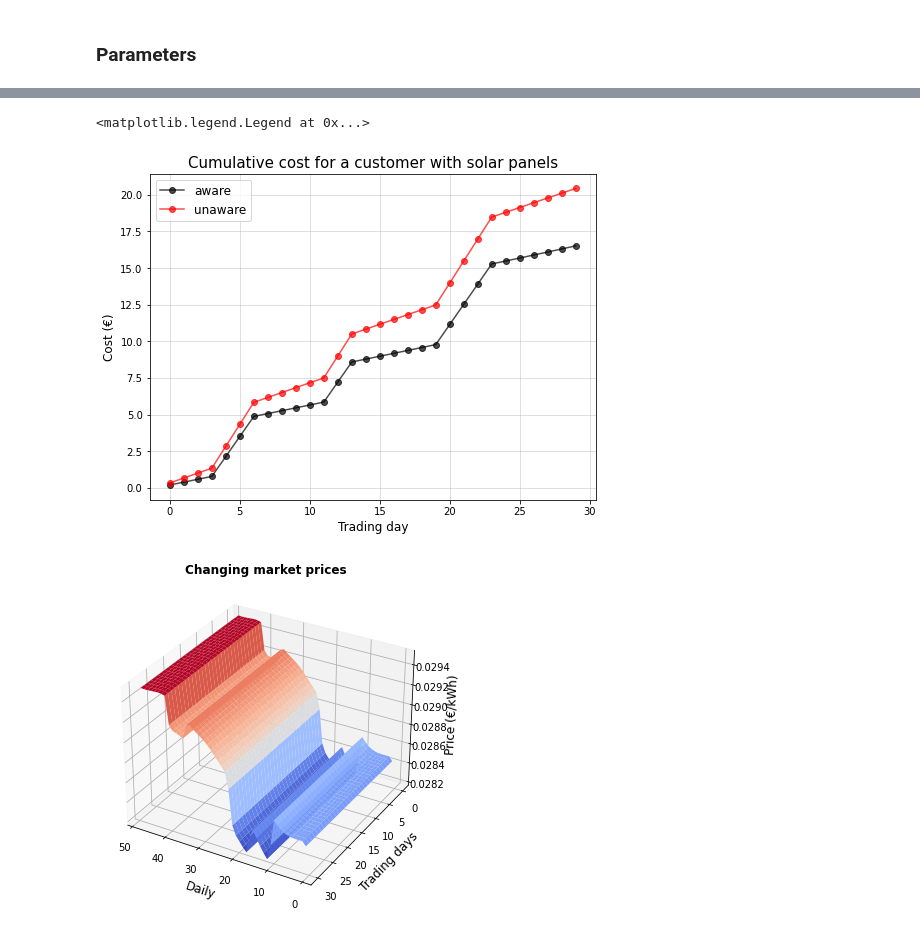
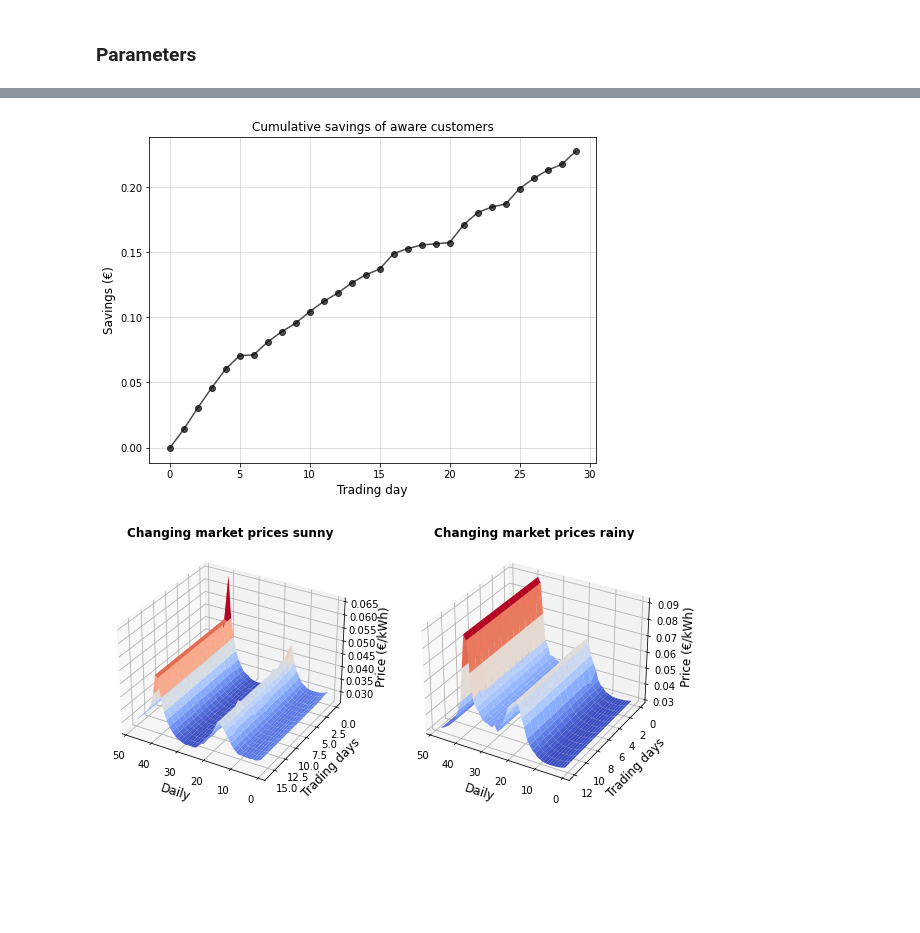
Before and after one commit to rossetl/GT-Smart-Grids, a Jupyter notebook: notebook5.ipynb, the cells around one changed output, grey strips where cells are left out. Cells and saved outputs as stored; diff of their text form; code cells hidden in the pictures; blank space fills up the shorter version.

```diff
--- a/notebook5.ipynb
+++ b/notebook5.ipynb
@@ -51,8 +51,6 @@ def u(b_pm, p, l, s):
     b_m: discharging profile (1xT)
     l: load profile (1xT)
     c: running cost of storage
-    s: power supply from energy generators
-
     """
     return np.sum(p * (b_pm[:T] - alpha * b_pm[T:] + l - s))
 
@@ -154,18 +153,13 @@ br_b_rain = np.load('Results/b_history-rainy-100d.npy')[-1]
 # %%
 # Intialization
-e0 = np.zeros(n_smart)                           # storage level
-b_pm_sun = br_b_sun                              # charging profiles sunny day
-b_pm_rain = br_b_rain                            # charging profiles rainy day
-b_history = np.ndarray(shape=(0, n_a, 2*T))      # storage profile history
-p_history_sun = np.ndarray(shape=(0, T))
-p_history_rain = np.ndarray(shape=(0, T))
+e0 = np.zeros(n_smart)                               # storage level
+b_history = np.ndarray(shape=(0, n_smart, 2*T))      # storage profile history
+p_history = np.ndarray(shape=(0, T))
 
-p_sun = market_price(l.sum(axis=0) - alpha * b_pm_sun[:, T:].sum(axis=0) + b_pm_sun[:, :T].sum(axis=0))
-p_rain = market_price(l.sum(axis=0) - alpha * b_pm_rain[:, T:].sum(axis=0) + b_pm_rain[:, :T].sum(axis=0))
-p_history_sun = np.append(p_history_sun, [p_sun], axis=0)
-p_history_rain = np.append(p_history_rain, [p_rain], axis=0)
+p_sun = market_price(l.sum(axis=0) - alpha * br_b['sunny'][:, T:].sum(axis=0) + br_b['sunny'][:, :T].sum(axis=0))
+p_rain = market_price(l.sum(axis=0) - alpha * br_b['rainy'][:, T:].sum(axis=0) + br_b['rainy'][:, :T].sum(axis=0))
+p = {'sunny' : p_sun, 'rainy' : p_rain, 'unaware' : (p_sun + p_rain)/2}
 u_history = np.ndarray(shape=(0, n_smart))
-b_history = np.ndarray(shape=(0, n_smart, 2*T))
 # %%
 for d in range(n_days):
     t_start = time.time()
@@ -224,27 +219,40 @@ completed day 30/30 in 0.08 min
 # %%
 plt.figure(figsize=(8,6))
-plt.title('Cumulative cost for a customer with solar panels', size=15)
+plt.title('Cumulative savings of aware customers', size=12)
 plt.xlabel('Trading day', size=12)
-plt.ylabel('Cost (€)', size=12)
-plt.plot(u_history[:, :n_a].mean(axis=1).cumsum(), '-o', c='black', alpha=0.7, label='aware')
-plt.plot(u_history[:, n_a:].mean(axis=1).cumsum(), '-o', c='red', alpha=0.7, label='unaware')
+plt.ylabel('Savings (€)', size=12)
+#plt.plot(u_history[:, :n_a].mean(axis=1).cumsum(), '-o', c='black', alpha=0.7, label='Aware customers')
+#plt.plot(u_history[:, n_a:].mean(axis=1).cumsum(), '-o', c='red', alpha=0.7, label='Unaware customers')
+plt.plot(-u_history[:, :n_a].mean(axis=1).cumsum() + u_history[:, n_a:].mean(axis=1).cumsum(),
+        '-o', c='black', alpha=0.7)
 plt.grid(alpha=0.5)
-plt.legend(fontsize=12);
 # %% [output]
-<matplotlib.legend.Legend at 0x...>
-[figure, old version]
+[figure, new version]
 # %%
-fig, ax = plt.subplots(subplot_kw={"projection": "3d"}, figsize=(8,6))
+mask = weather == 'sunny'
+p_sunny_history = p_history[mask]
+p_rainy_history = p_history[np.logical_not(mask)]
+fig, ax = plt.subplots(nrows=1, ncols=2, subplot_kw={"projection": "3d"}, figsize=(10,6))
 X = np.arange(1, T+1, 1)
-Y = np.arange(0, n_days+1, 1)
+Y = np.arange(0, p_sunny_history.shape[0], 1)
 X, Y = np.meshgrid(X, Y)
-surf = ax.plot_surface(X, Y, p_history_rain, cmap=cm.coolwarm,
+surf = ax[0].plot_surface(X, Y, p_sunny_history, cmap=cm.coolwarm,
                        linewidth=0, antialiased=True)
-ax.set_ylabel('Trading days', size=12)
-ax.set_xlabel('Daily', size=12)
-ax.set_zlabel('Price (€/kWh)', size=12)
-#fig.colorbar(surf, shrink=0.5, aspect=5)
-ax.view_init(30, 120)
-ax.set_title('Changing market prices', size=12, fontweight='bold');
+ax[0].set_ylabel('Trading days', size=12)
+ax[0].set_xlabel('Daily', size=12)
+ax[0].set_zlabel('Price (€/kWh)', size=12)
+ax[0].view_init(30, 120)
+ax[0].set_title('Changing market prices sunny', size=12, fontweight='bold');
+
+X = np.arange(1, T+1, 1)
+Y = np.arange(0, p_rainy_history.shape[0], 1)
+X, Y = np.meshgrid(X, Y)
+surf = ax[1].plot_surface(X, Y, p_rainy_history, cmap=cm.coolwarm,
+                       linewidth=0, antialiased=True)
+ax[1].set_ylabel('Trading days', size=12)
+ax[1].set_xlabel('Daily', size=12)
+ax[1].set_zlabel('Price (€/kWh)', size=12)
+ax[1].view_init(30, 120)
+ax[1].set_title('Changing market prices rainy', size=12, fontweight='bold');
 # %% [output]
-[figure, old version]
+[figure, new version]
```
Also changed, not shown: parts of 17 cells of this notebook, 1 other file.
